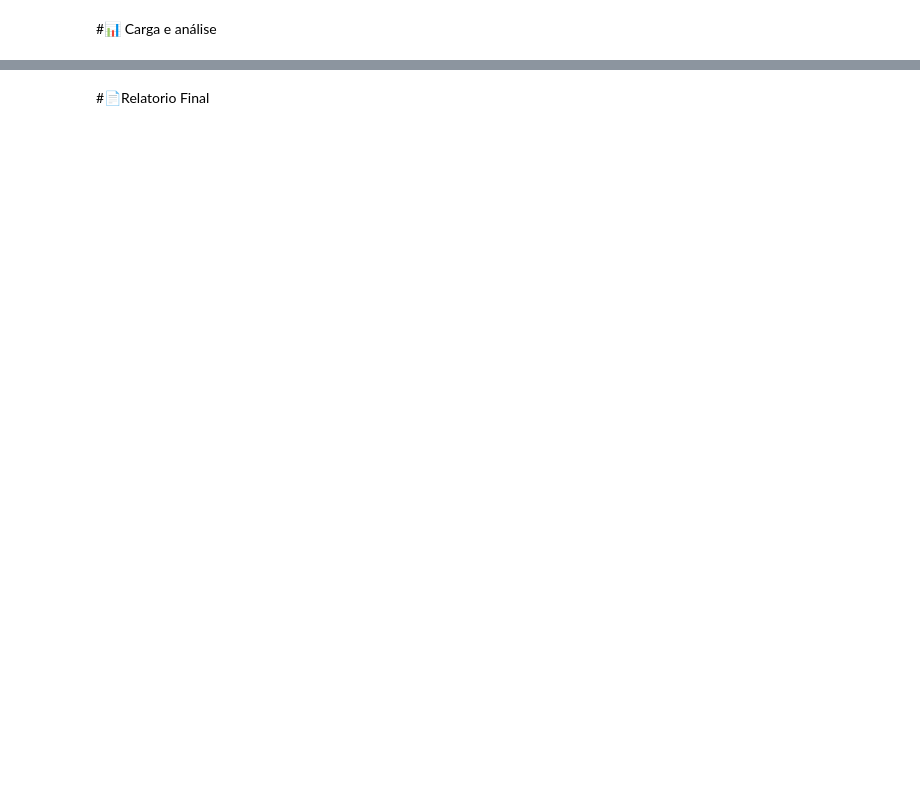
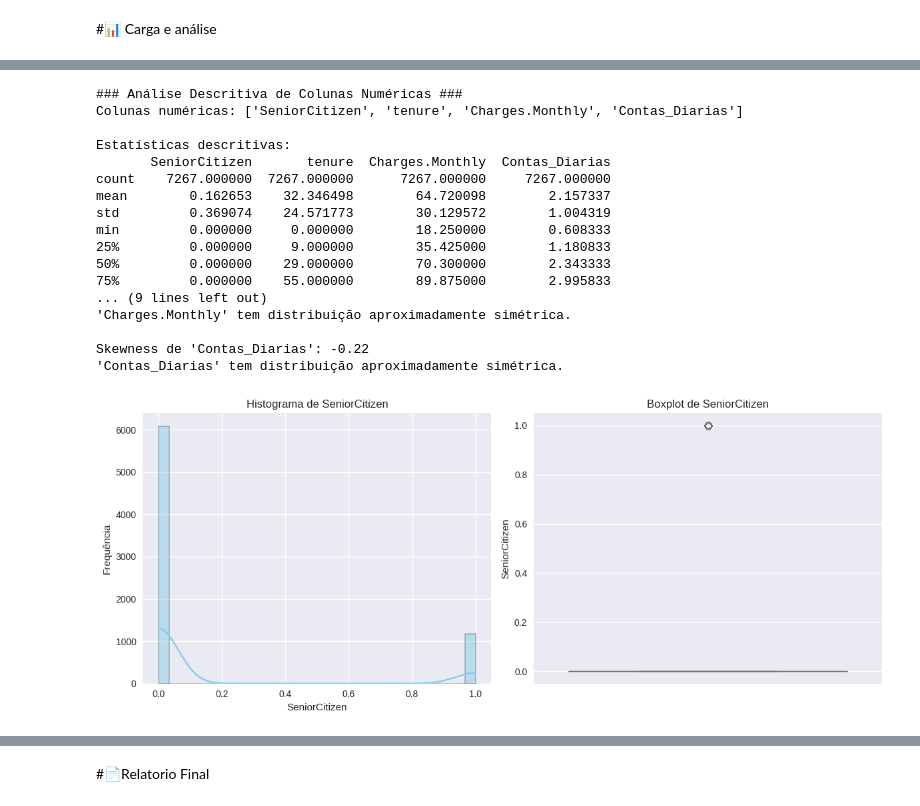
Before and after one commit to SergioCarmo-ro/desafio-Telecom-X, a Jupyter notebook: TelecomX_BR.ipynb, the cells around one changed output, grey strips where cells are left out. Drawn from its saved outputs; the diff is of its cells as text; code cells hidden in the pictures; blank space fills up the shorter version.

```diff
--- a/TelecomX_BR.ipynb
+++ b/TelecomX_BR.ipynb
@@ -62,0 +613,8 @@ df_normalizado
+# %%
+# Verificar valores negativos
+negative_values = (df_normalizado['Contas_Diarias'] < 0).sum()
+if negative_values > 0:
+    print(f"Atenção: {negative_values} valores negativos encontrados em 'Contas_Diarias'.")
+    # Corrigir valores negativos (assumindo que são erros)
+    df_normalizado.loc[df_normalizado['Contas_Diarias'] < 0, 'Contas_Diarias'] = df_normalizado['Contas_Diarias'].abs()
+    print("Valores negativos corrigidos (convertidos para absolutos).")
@@ -64,0 +672,12 @@ df_normalizado
+# %%
+import pandas as pd
+import requests
+import json
+import matplotlib.pyplot as plt
+import seaborn as sns
+from scipy.stats import skew
+
+# Configurar estilo das visualizações
+# Use a valid seaborn style from available styles
+plt.style.use('seaborn-v0_8')
+%matplotlib inline
@@ -64,0 +737,60 @@ df_normalizado
+# %%
+print("\n### Análise Descritiva de Colunas Numéricas ###")
+
+# Identificar colunas numéricas
+numeric_columns = df_normalizado.select_dtypes(include=['int64', 'float64']).columns
+print(f"Colunas numéricas: {list(numeric_columns)}")
+
+# Calcular métricas
+desc_stats = df_normalizado[numeric_columns].describe()
+print("\nEstatísticas descritivas:")
+print(desc_stats)
+
+# Calcular skewness (assimetria)
+for col in numeric_columns:
+    skewness = skew(df_normalizado[col].dropna())
+    print(f"\nSkewness de '{col}': {skewness:.2f}")
+    if skewness > 1:
+        print(f"'{col}' tem assimetria positiva (cauda à direita).")
+    elif skewness < -1:
+        print(f"'{col}' tem assimetria negativa (cauda à esquerda).")
+    else:
+        print(f"'{col}' tem distribuição aproximadamente simétrica.")
+
+# Visualizações: histogramas e boxplots
+for col in numeric_columns:
+    plt.figure(figsize=(12, 5))
+
+    # Histograma
+    plt.subplot(1, 2, 1)
+    sns.histplot(df_normalizado[col], kde=True, bins=30, color='skyblue')
+    plt.title(f'Histograma de {col}')
+    plt.xlabel(col)
+    plt.ylabel('Frequência')
+
+    # Boxplot
+    plt.subplot(1, 2, 2)
+    sns.boxplot(y=df_normalizado[col], color='lightgreen')
+    plt.title(f'Boxplot de {col}')
+
+    plt.tight_layout()
+    plt.show()
+# %% [output]
+### Análise Descritiva de Colunas Numéricas ###
+Colunas numéricas: ['SeniorCitizen', 'tenure', 'Charges.Monthly', 'Contas_Diarias']
+
+Estatísticas descritivas:
+       SeniorCitizen       tenure  Charges.Monthly  Contas_Diarias
+count    7267.000000  7267.000000      7267.000000     7267.000000
+mean        0.162653    32.346498        64.720098        2.157337
+std         0.369074    24.571773        30.129572        1.004319
+min         0.000000     0.000000        18.250000        0.608333
+25%         0.000000     9.000000        35.425000        1.180833
+50%         0.000000    29.000000        70.300000        2.343333
+75%         0.000000    55.000000        89.875000        2.995833
+... (9 lines left out)
+'Charges.Monthly' tem distribuição aproximadamente simétrica.
+
+Skewness de 'Contas_Diarias': -0.22
+'Contas_Diarias' tem distribuição aproximadamente simétrica.
+[figure, added]
```
Also changed, not shown: parts of 93 cells of this notebook.
